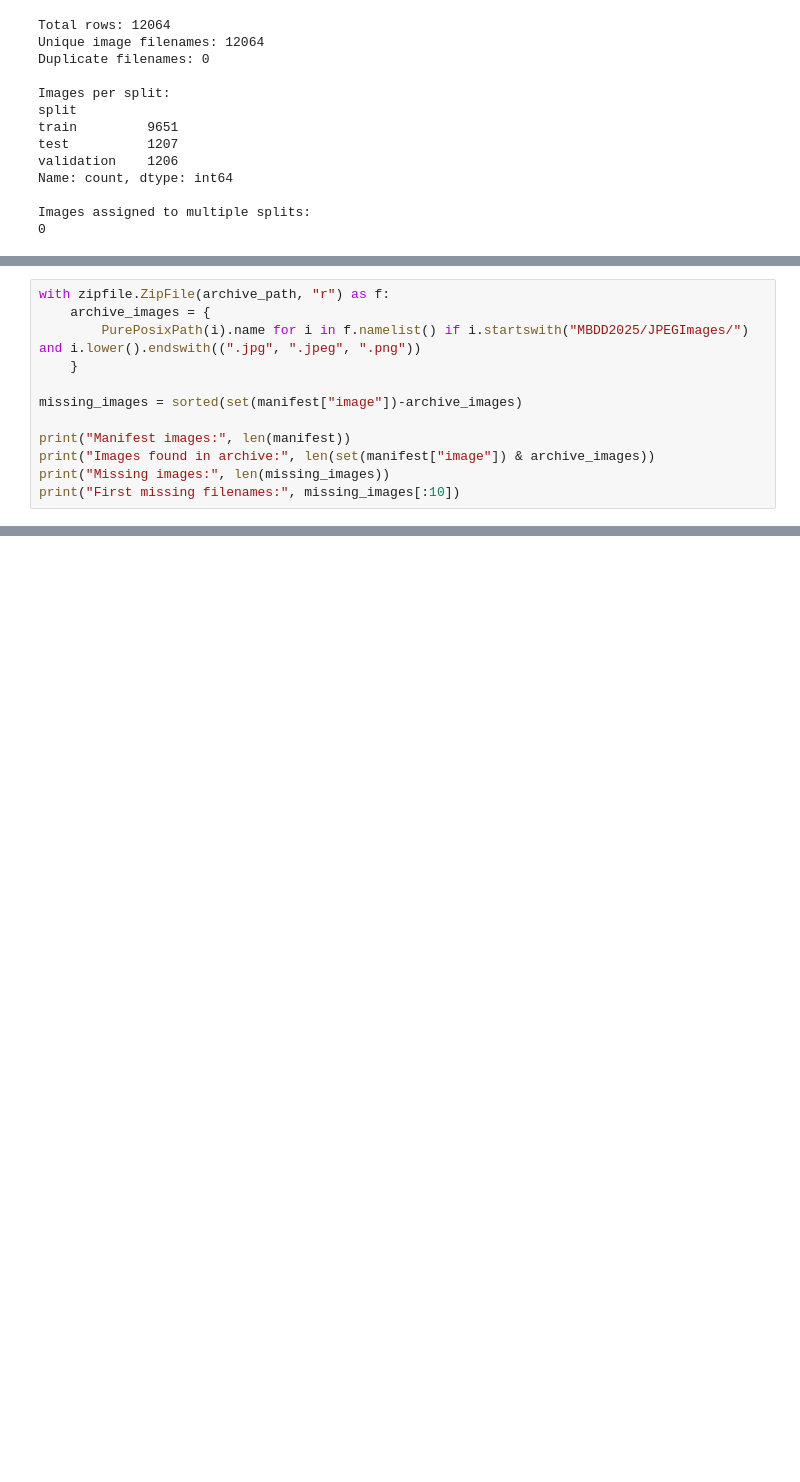
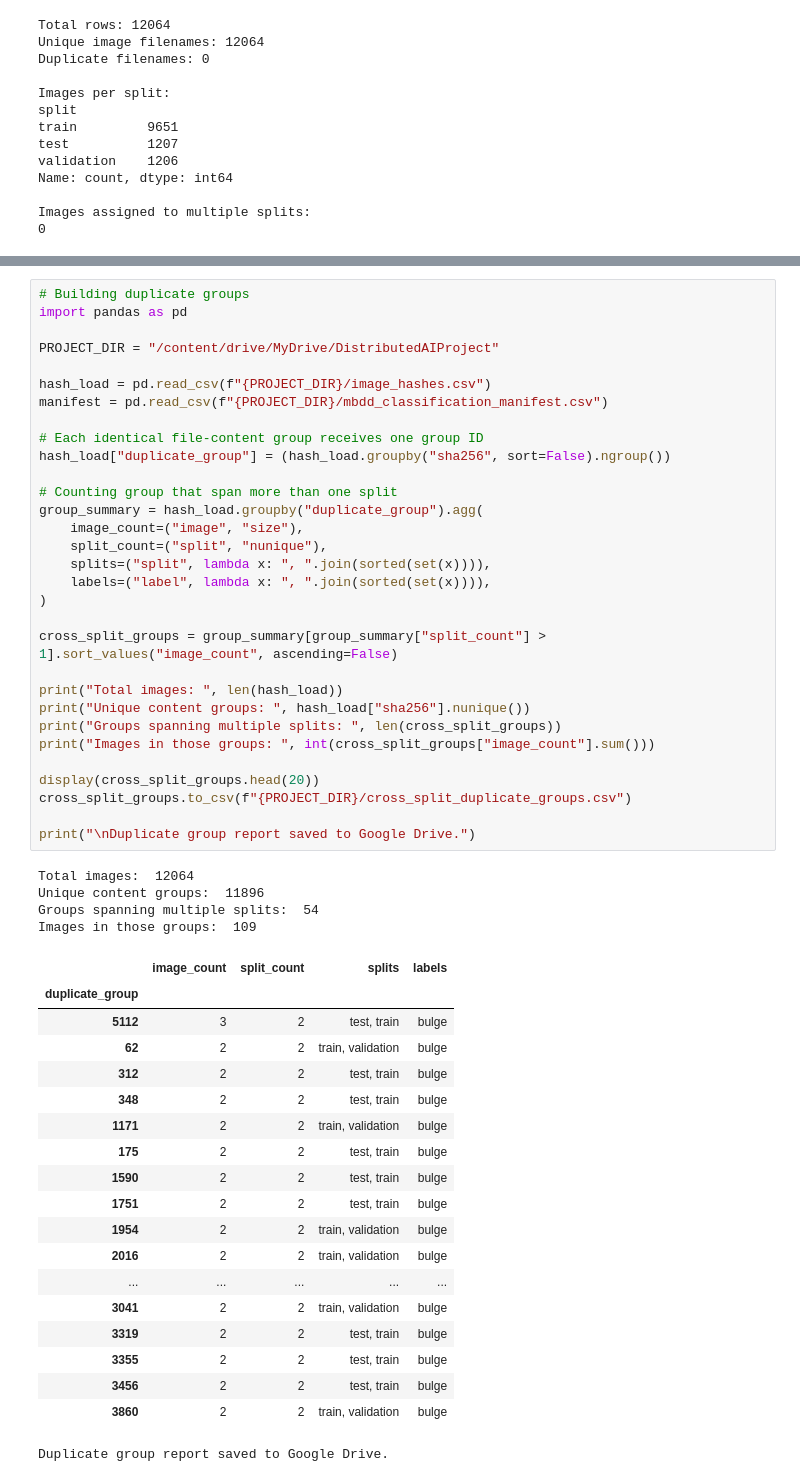
Before and after one commit to nivedithabinu/Distributed-AI-Damage-Classification, a Jupyter notebook: notebooks/01_dataset_validation.ipynb, the cells around one changed output, grey strips where cells are left out. Saved outputs shown, nothing was run; the diff lists cells and outputs as text; blank space fills up the shorter version.

Commit message:
Prevent exact duplicate leakage across dataset splits

```diff
--- a/notebooks/01_dataset_validation.ipynb
+++ b/notebooks/01_dataset_validation.ipynb
@@ -1156,12 +1159,0 @@ manifest_path = "/content/mbdd_classification_manifest.csv"
-# %%
-with zipfile.ZipFile(archive_path, "r") as f:
-    archive_images = {
-        PurePosixPath(i).name for i in f.namelist() if i.startswith("MBDD2025/JPEGImages/") and i.lower().endswith((".jpg", ".jpeg", ".png"))
-    }
-
-missing_images = sorted(set(manifest["image"])-archive_images)
-
-print("Manifest images:", len(manifest))
-print("Images found in archive:", len(set(manifest["image"]) & archive_images))
-print("Missing images:", len(missing_images))
-print("First missing filenames:", missing_images[:10])
@@ -1172,0 +1403,55 @@ First missing filenames: []
+# %%
+# Building duplicate groups
+import pandas as pd
+
+PROJECT_DIR = "/content/drive/MyDrive/DistributedAIProject"
+
+hash_load = pd.read_csv(f"{PROJECT_DIR}/image_hashes.csv")
+manifest = pd.read_csv(f"{PROJECT_DIR}/mbdd_classification_manifest.csv")
+
+# Each identical file-content group receives one group ID
+hash_load["duplicate_group"] = (hash_load.groupby("sha256", sort=False).ngroup())
+
+# Counting group that span more than one split
+group_summary = hash_load.groupby("duplicate_group").agg(
+    image_count=("image", "size"),
+    split_count=("split", "nunique"),
+    splits=("split", lambda x: ", ".join(sorted(set(x)))),
+    labels=("label", lambda x: ", ".join(sorted(set(x)))),
+)
+
+cross_split_groups = group_summary[group_summary["split_count"] > 1].sort_values("image_count", ascending=False)
+
+print("Total images: ", len(hash_load))
+print("Unique content groups: ", hash_load["sha256"].nunique())
+print("Groups spanning multiple splits: ", len(cross_split_groups))
+print("Images in those groups: ", int(cross_split_groups["image_count"].sum()))
+
+display(cross_split_groups.head(20))
+cross_split_groups.to_csv(f"{PROJECT_DIR}/cross_split_duplicate_groups.csv")
+
+print("\nDuplicate group report saved to Google Drive.")
+# %% [output]
+Total images:  12064
+Unique content groups:  11896
+Groups spanning multiple splits:  54
+Images in those groups:  109
+|  | image_count | split_count | splits | labels |
+| duplicate_group |  |  |  |  |
+| 5112 | 3 | 2 | test, train | bulge |
+| 62 | 2 | 2 | train, validation | bulge |
+| 312 | 2 | 2 | test, train | bulge |
+| 348 | 2 | 2 | test, train | bulge |
+| 1171 | 2 | 2 | train, validation | bulge |
+| 175 | 2 | 2 | test, train | bulge |
+| 1590 | 2 | 2 | test, train | bulge |
+| 1751 | 2 | 2 | test, train | bulge |
+| 1954 | 2 | 2 | train, validation | bulge |
+| 2016 | 2 | 2 | train, validation | bulge |
+| ... | ... | ... | ... | ... |
+| 3041 | 2 | 2 | train, validation | bulge |
+| 3319 | 2 | 2 | test, train | bulge |
+| 3355 | 2 | 2 | test, train | bulge |
+| 3456 | 2 | 2 | test, train | bulge |
+| 3860 | 2 | 2 | train, validation | bulge |
+Duplicate group report saved to Google Drive.
```
Also changed, not shown: parts of 14 cells of this notebook.
